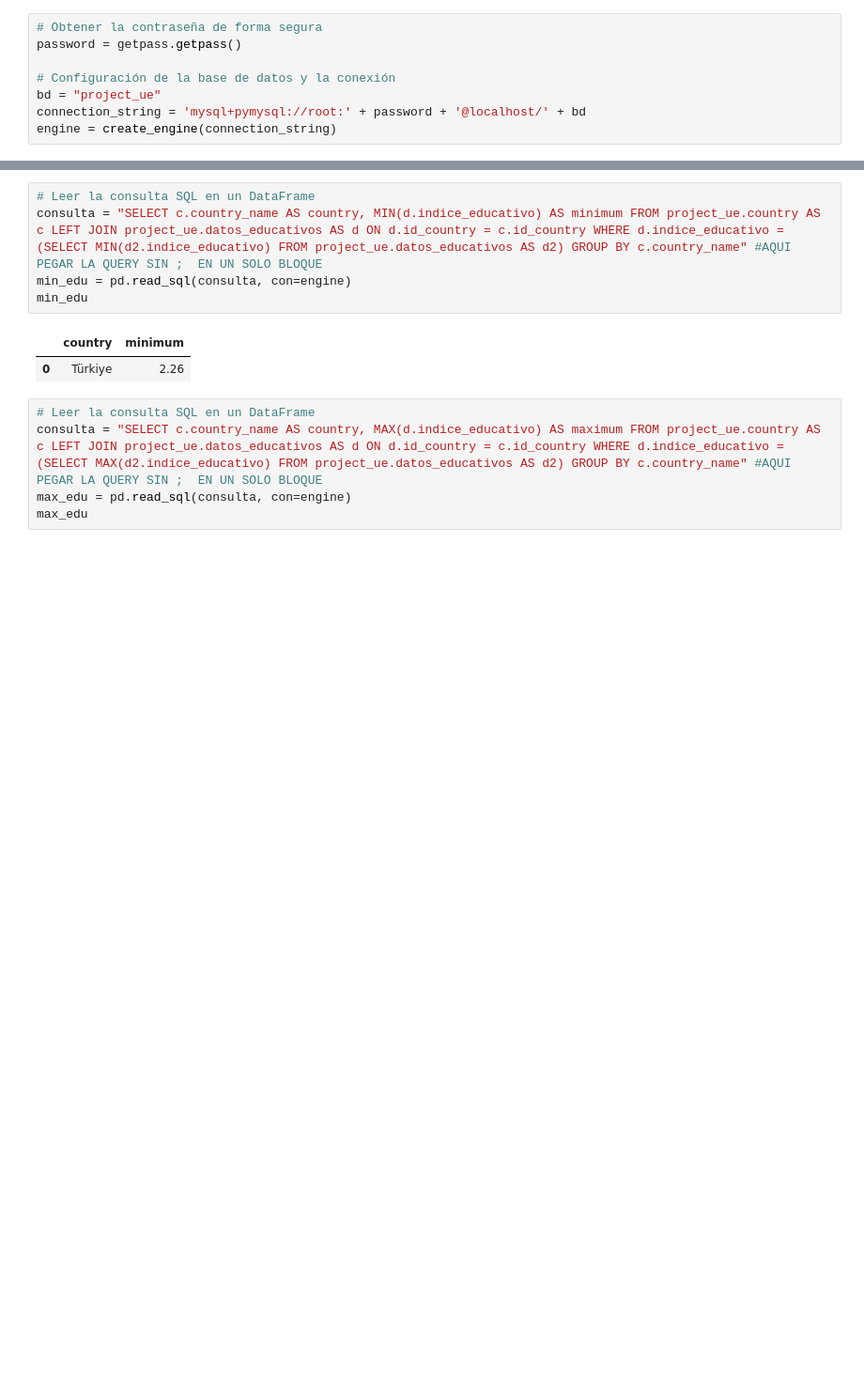
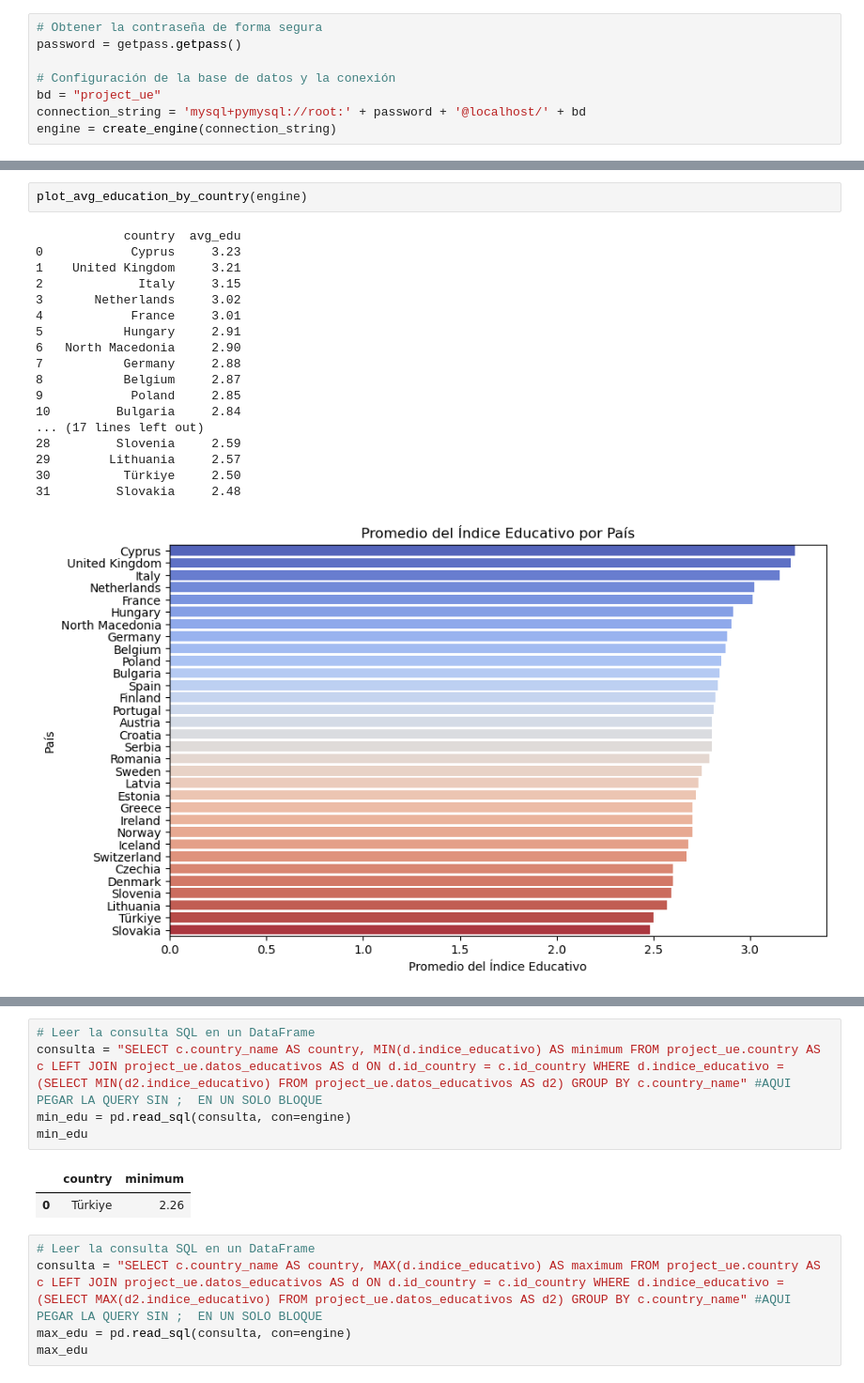
Before and after one commit to harimrys/slq_ue, a Jupyter notebook: ue_graphics.ipynb, the cells around one changed output, grey strips where cells are left out. Shown: that part at 94% size. Saved outputs shown, nothing was run; the diff lists cells and outputs as text; blank space fills up the shorter version.

```diff
--- a/ue_graphics.ipynb
+++ b/ue_graphics.ipynb
@@ -83,0 +24,21 @@ avg_edu_unem
+# %%
+plot_avg_education_by_country(engine)
+# %% [output]
+            country  avg_edu
+0            Cyprus     3.23
+1    United Kingdom     3.21
+2             Italy     3.15
+3       Netherlands     3.02
+4            France     3.01
+5           Hungary     2.91
+6   North Macedonia     2.90
+7           Germany     2.88
+8           Belgium     2.87
+9            Poland     2.85
+10         Bulgaria     2.84
+... (17 lines left out)
+28         Slovenia     2.59
+29        Lithuania     2.57
+30          Türkiye     2.50
+31         Slovakia     2.48
+[figure, added]
```
Also changed, not shown: parts of 12 cells of this notebook, 1 other file.
